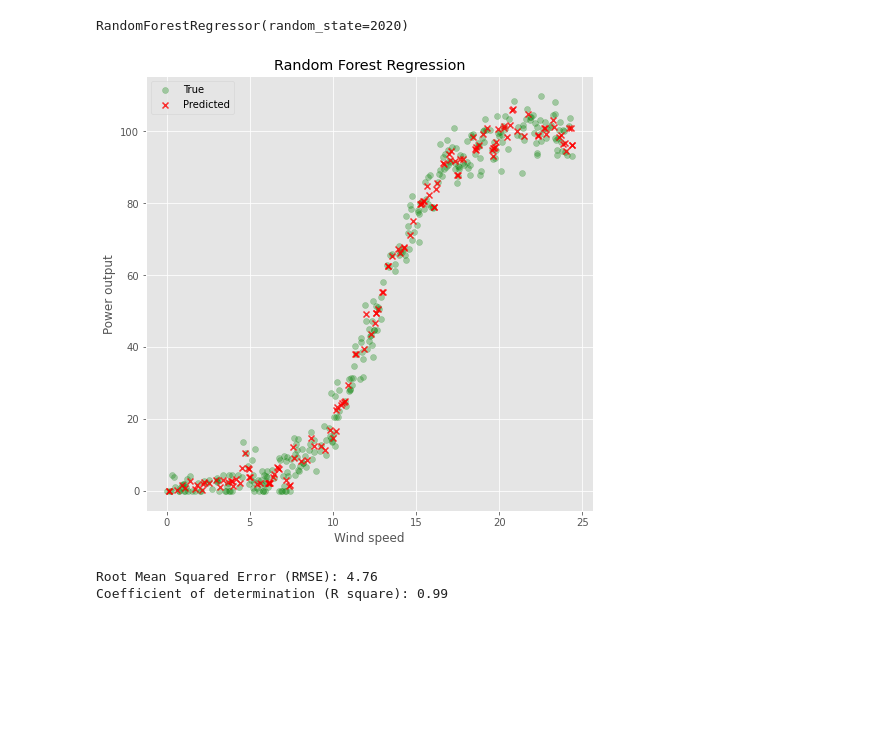
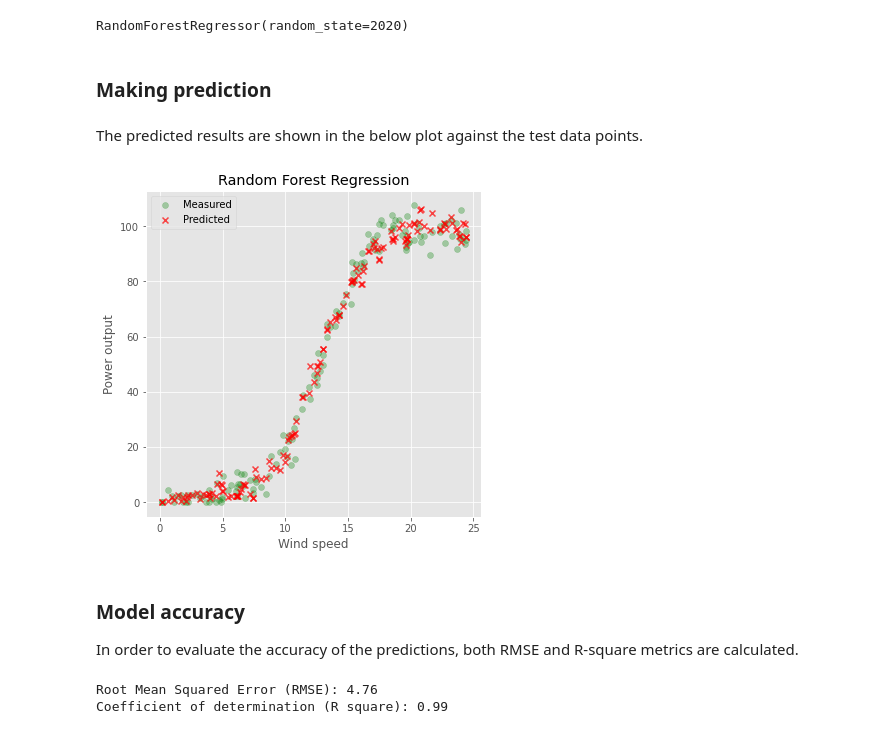
Before and after one commit to andkoc001/Machine-Learning-and-Statistics-Project, a Jupyter notebook: Powerproduction_ML.ipynb, the cells around one changed output. Drawn from its saved outputs; the diff is of its cells as text; code cells hidden in the pictures; blank space fills up the shorter version.

Commit message:
Discussion on random forest algorithm added

```diff
--- a/Powerproduction_ML.ipynb
+++ b/Powerproduction_ML.ipynb
@@ -448,7 +439,7 @@ Predicted power output from wind speed = 20 is: 98.42
 plt.scatter(y_pred, y, s=4, color='red', alpha=.8)
 plt.xlabel('Y Predicted')
 plt.ylabel('Y Test')
-plt.rcParams["figure.figsize"] = (8,8)
+plt.rcParams["figure.figsize"] = (6,6)
 plt.xlim(-20,120)
 plt.ylim(-20,120)
 # %% [output]
@@ -482,34 +477,37 @@ ___
 # %%
 # https://www.geeksforgeeks.org/random-forest-regression-in-python/
-
-# Fitting Random Forest Regression to the dataset
-# import the regressor
-from sklearn.ensemble import RandomForestRegressor
-
-# create an instance of the random forrest model
-rand_forr_model = RandomForestRegressor(n_estimators = 100, random_state = 2020)
+# create an instance of the random forest model
+rand_forest_model = RandomForestRegressor(n_estimators = 100, random_state = 2020)
 
 # fit the regressor with the train data subset
-rand_forr_model.fit(X_train, y_train)
+rand_forest_model.fit(X_train, y_train)
 # %% [output]
 RandomForestRegressor(random_state=2020)
+# %% [markdown]
+### Making prediction
 # %%
-test_result = rand_forr_model.predict(X_test)
+test_result = rand_forest_model.predict(X_test)
+# %% [markdown]
+The predicted results are shown in the below plot against the test data points.
 # %%
 # Scatter plot for original data
-plt.scatter(X_train, y_train, color = 'green', alpha=.3, label='True')
+plt.scatter(X_test, y_test, color = 'green', alpha=.3, label='Measured')
 
 # plot predicted data
-plt.scatter(X_test, test_result, color = 'red', marker='x', alpha=.8, label='Predicted')
+plt.scatter(X_test, test_result, color = 'red', marker='x', alpha=.7, label='Predicted')
 
 plt.title('Random Forest Regression')
 plt.xlabel('Wind speed')
 plt.ylabel('Power output')
 plt.legend(loc='best')
 plt.rcParams["figure.figsize"] = (14,8)
 plt.show()
 # %% [output]
-[figure, old version]
+[figure, new version]
+# %% [markdown]
+### Model accuracy
+
+In order to evaluate the accuracy of the predictions, both RMSE and R-square metrics are calculated.
 # %%
 print(f"Root Mean Squared Error (RMSE): {np.sqrt(mean_squared_error(y_test, test_result)):.2f}")
 print(f"Coefficient of determination (R square): {r2_score(y_test, test_result):.2f}") # true value, predicted value
```
Also changed, not shown: parts of 21 cells of this notebook, 1 other file.
